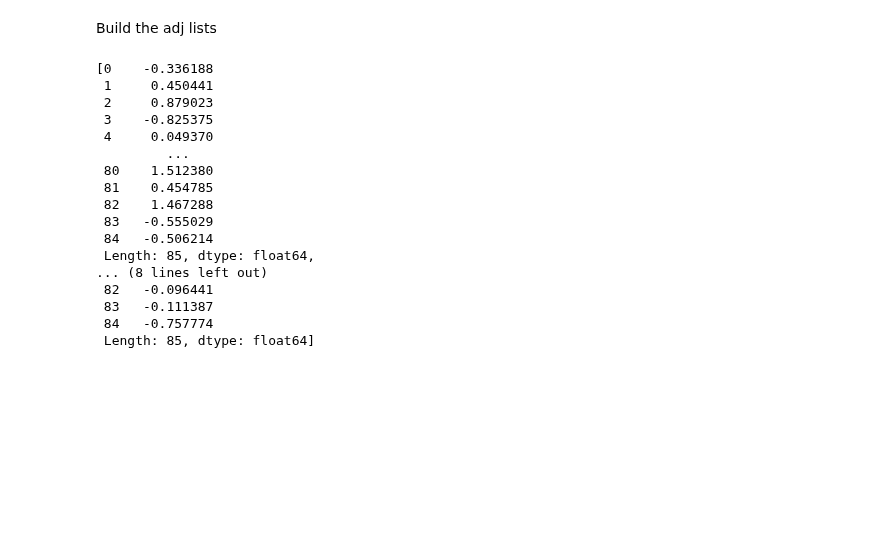
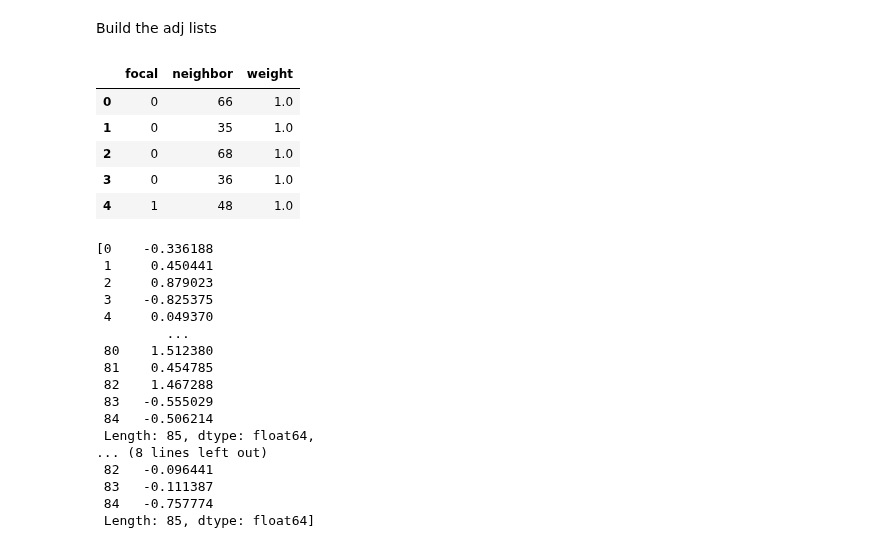
Before and after one commit to jeffcsauer/GSOC2020, a Jupyter notebook: scratch/Local_Geary_Implementation.ipynb, the cells around one changed output. Cells and saved outputs as stored; diff of their text form; code cells hidden in the pictures; blank space fills up the shorter version.

```diff
--- a/scratch/Local_Geary_Implementation.ipynb
+++ b/scratch/Local_Geary_Implementation.ipynb
@@ -778,6 +797,14 @@ zseries
 Build the adj lists
 # %%
 adj_list = wq.to_adjlist(remove_symmetric=False)
+adj_list.head()
+# %% [output]
+|  | focal | neighbor | weight |
+| 0 | 0 | 66 | 1.0 |
+| 1 | 0 | 35 | 1.0 |
+| 2 | 0 | 68 | 1.0 |
+| 3 | 0 | 36 | 1.0 |
+| 4 | 1 | 48 | 1.0 |
 # %%
 # The zseries
 zseries = [pd.Series(i, index=wq.id_order) for i in zseries]
```
Also changed, not shown: parts of 17 cells of this notebook, 2 other files.
